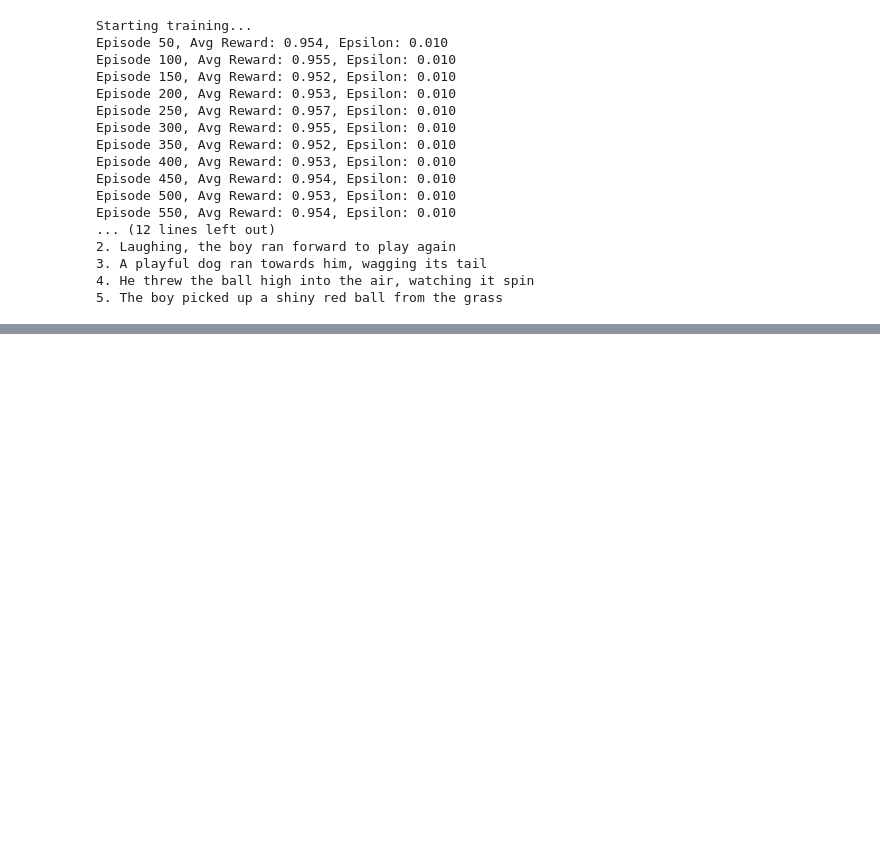
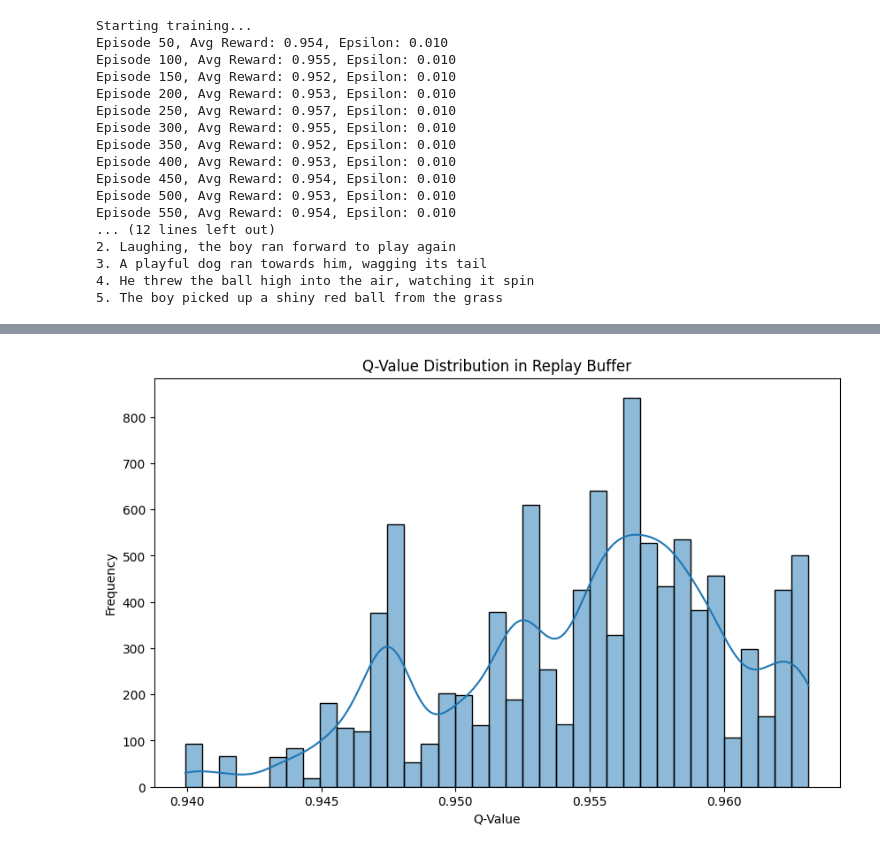
Before and after one commit to praveenkumarsh/RNN-Based-Story-Telling, a Jupyter notebook: Training/2OptimzingSequence.ipynb, the cells around one changed output, grey strips where cells are left out. Cells and saved outputs as stored; diff of their text form; code cells hidden in the pictures; blank space fills up the shorter version.

```diff
--- a/Training/2OptimzingSequence.ipynb
+++ b/Training/2OptimzingSequence.ipynb
@@ -232,0 +307,19 @@ Episode 550, Avg Reward: 0.954, Epsilon: 0.010
+# %%
+rewarder = BERTRewardCalculator()
+env = SequenceEnvironment(SENTENCES, rewarder)
+agent = DQNAgent(
+    input_dim=len(env.reset()),
+    output_dim=SEQ_LENGTH**2
+)
+
+# Initialize metrics tracking
+training_metrics = {
+    'episodes': [],
+    'avg_rewards': [],
+    'coherence_scores': [],
+    'diversity_scores': []
+}
+
+best_reward = float('-inf')
+best_sequence = None
+original_sequence = SENTENCES.copy()
@@ -232,0 +408,21 @@ Episode 550, Avg Reward: 0.954, Epsilon: 0.010
+# %%
+import pandas as pd
+import matplotlib.pyplot as plt
+import seaborn as sns
+
+# Extract rewards from memory (assuming each entry is (state, action, reward, next_state))
+reward_data = [experience[2] for experience in agent.memory]
+
+# Convert to DataFrame
+df = pd.DataFrame(reward_data, columns=['reward'])
+
+# Plot Q-value distributions
+plt.figure(figsize=(10, 6))
+sns.histplot(df, x='reward', kde=True)
+plt.title('Q-Value Distribution in Replay Buffer')
+plt.xlabel('Q-Value')
+plt.ylabel('Frequency')
+plt.savefig('q_value_distribution.png')
+plt.show()
+# %% [output]
+[figure, added]
```
Also changed, not shown: parts of 6 cells of this notebook, 1 other file.
